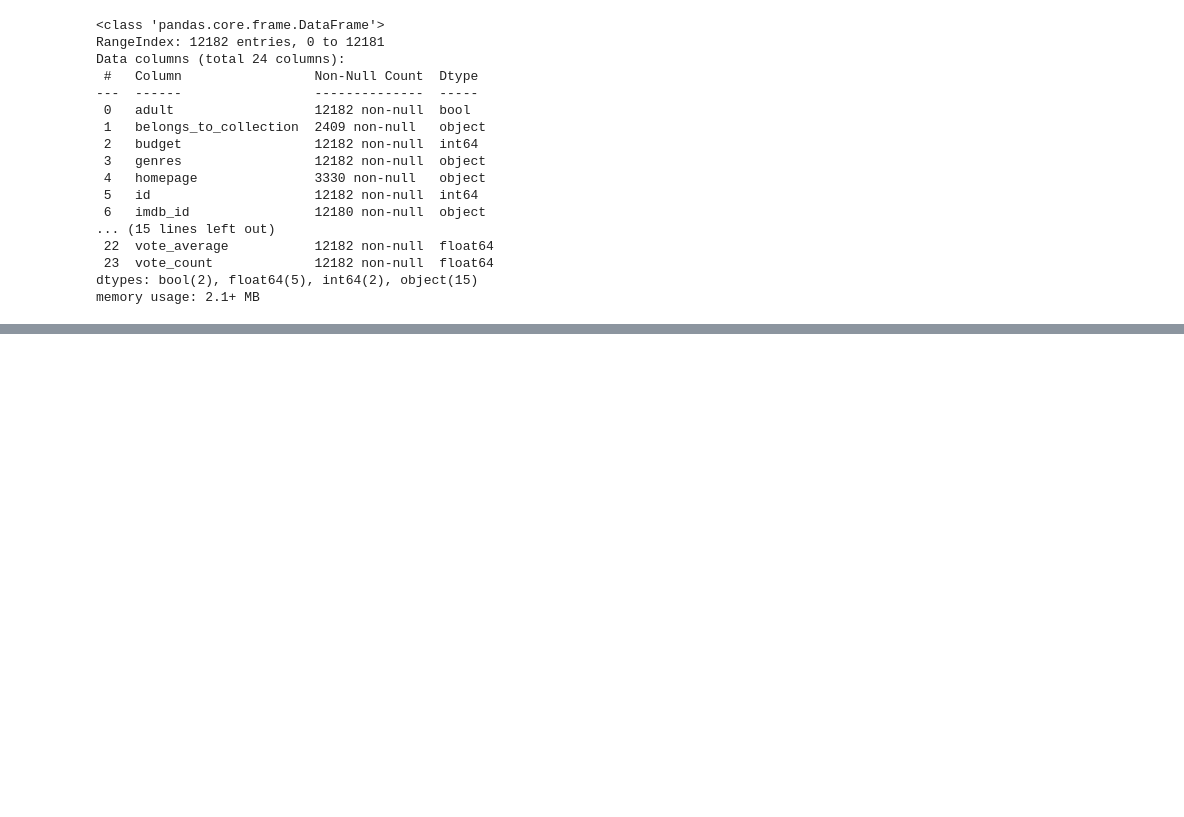
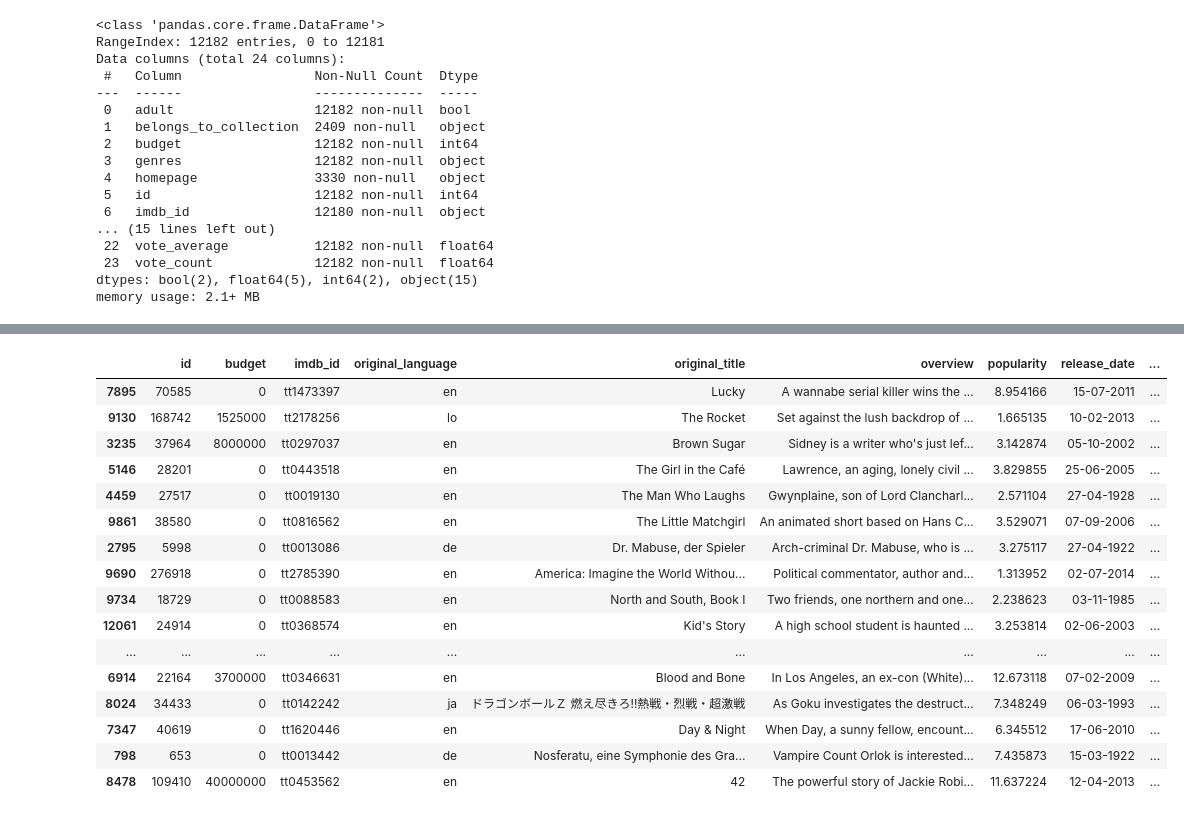
Before and after one commit to TraNguyen1215/streamlit_project, a Jupyter notebook: Data_preprocessing_movies.ipynb, the cells around one changed output, grey strips where cells are left out. Cells and saved outputs as stored; diff of their text form; code cells hidden in the pictures; blank space fills up the shorter version.

Commit message:
fix file xử lý dữ liệu

```diff
--- a/Data_preprocessing_movies.ipynb
+++ b/Data_preprocessing_movies.ipynb
@@ -307,0 +418,5 @@ data_clear.loc[(data_clear['overview']=='No overview found.')].sort_values('over
+# %%
+#Có tất cả 8 bộ film không có dữ liệu tóm tắt film:
+#Xóa các bộ film này
+data_clear = data_clear.loc[(data_clear['overview']!='No overview found.')]
+data_clear.info()
@@ -307,0 +441,21 @@ data_clear.loc[(data_clear['overview']=='No overview found.')].sort_values('over
+# %%
+dt = data_clear[data_clear['spoken_language_list'] =='']
+dt
+# %% [output]
+|  | id | budget | imdb_id | original_language | original_title | overview | popularity | release_date | ... |
+| 7895 | 70585 | 0 | tt1473397 | en | Lucky | A wannabe serial killer wins the ... | 8.954166 | 15-07-2011 | ... |
+| 9130 | 168742 | 1525000 | tt2178256 | lo | The Rocket | Set against the lush backdrop of ... | 1.665135 | 10-02-2013 | ... |
+| 3235 | 37964 | 8000000 | tt0297037 | en | Brown Sugar | Sidney is a writer who's just lef... | 3.142874 | 05-10-2002 | ... |
+| 5146 | 28201 | 0 | tt0443518 | en | The Girl in the Café | Lawrence, an aging, lonely civil ... | 3.829855 | 25-06-2005 | ... |
+| 4459 | 27517 | 0 | tt0019130 | en | The Man Who Laughs | Gwynplaine, son of Lord Clancharl... | 2.571104 | 27-04-1928 | ... |
+| 9861 | 38580 | 0 | tt0816562 | en | The Little Matchgirl | An animated short based on Hans C... | 3.529071 | 07-09-2006 | ... |
+| 2795 | 5998 | 0 | tt0013086 | de | Dr. Mabuse, der Spieler | Arch-criminal Dr. Mabuse, who is ... | 3.275117 | 27-04-1922 | ... |
+| 9690 | 276918 | 0 | tt2785390 | en | America: Imagine the World Withou... | Political commentator, author and... | 1.313952 | 02-07-2014 | ... |
+| 9734 | 18729 | 0 | tt0088583 | en | North and South, Book I | Two friends, one northern and one... | 2.238623 | 03-11-1985 | ... |
+| 12061 | 24914 | 0 | tt0368574 | en | Kid's Story | A high school student is haunted ... | 3.253814 | 02-06-2003 | ... |
+| ... | ... | ... | ... | ... | ... | ... | ... | ... | ... |
+| 6914 | 22164 | 3700000 | tt0346631 | en | Blood and Bone | In Los Angeles, an ex-con (White)... | 12.673118 | 07-02-2009 | ... |
+| 8024 | 34433 | 0 | tt0142242 | ja | ドラゴンボールＺ 燃え尽きろ!!熱戦・烈戦・超激戦 | As Goku investigates the destruct... | 7.348249 | 06-03-1993 | ... |
+| 7347 | 40619 | 0 | tt1620446 | en | Day & Night | When Day, a sunny fellow, encount... | 6.345512 | 17-06-2010 | ... |
+| 798 | 653 | 0 | tt0013442 | de | Nosferatu, eine Symphonie des Gra... | Vampire Count Orlok is interested... | 7.435873 | 15-03-1922 | ... |
+| 8478 | 109410 | 40000000 | tt0453562 | en | 42 | The powerful story of Jackie Robi... | 11.637224 | 12-04-2013 | ... |
```
Also changed, not shown: parts of 26 cells of this notebook.
